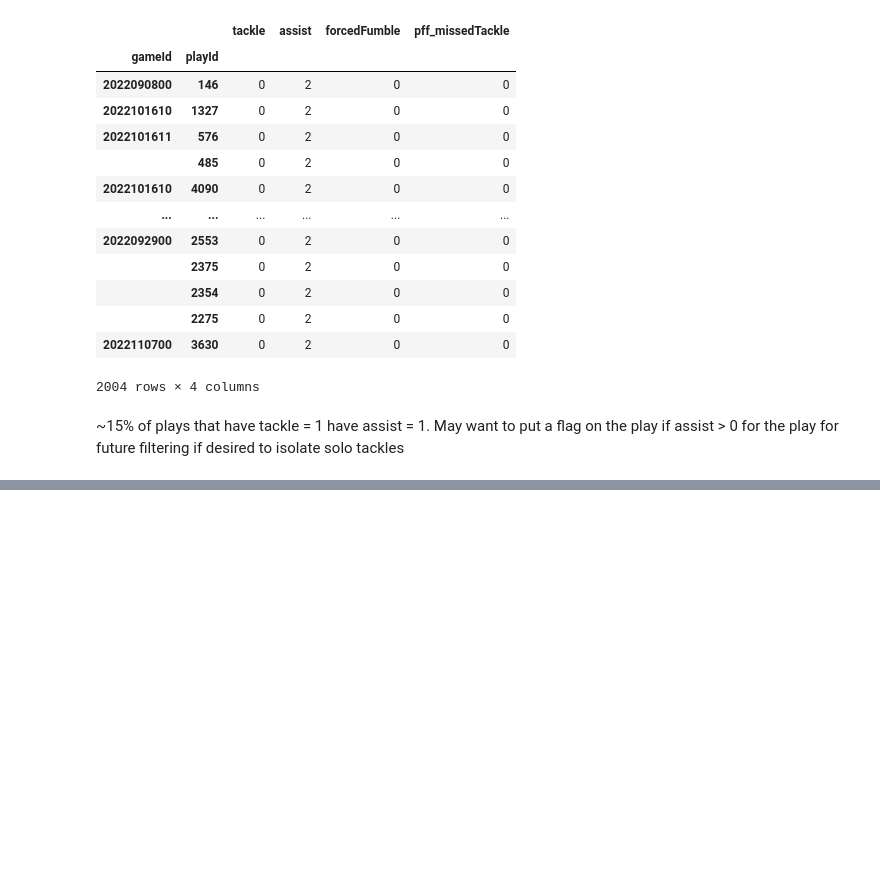
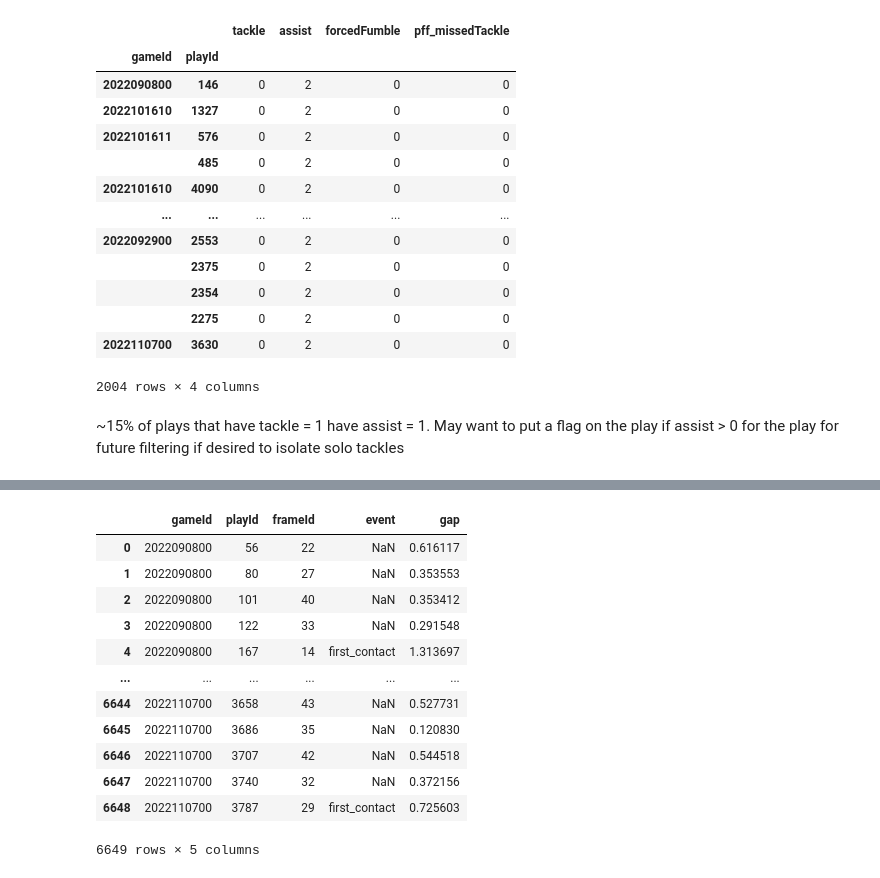
Before and after one commit to pschlais/kaggle_nfl_bdb_2024, a Jupyter notebook: exploration_tackle_events.ipynb, the cells around one changed output, grey strips where cells are left out. Cells and saved outputs as stored; diff of their text form; code cells hidden in the pictures; blank space fills up the shorter version.

```diff
--- a/exploration_tackle_events.ipynb
+++ b/exploration_tackle_events.ipynb
@@ -178,0 +444,16 @@ tackle_df.groupby(['gameId','playId']).sum().drop(columns='nflId').query('tackle
+# %%
+union_df
+# %% [output]
+|  | gameId | playId | frameId | event | gap |
+| 0 | 2022090800 | 56 | 22 | NaN | 0.616117 |
+| 1 | 2022090800 | 80 | 27 | NaN | 0.353553 |
+| 2 | 2022090800 | 101 | 40 | NaN | 0.353412 |
+| 3 | 2022090800 | 122 | 33 | NaN | 0.291548 |
+| 4 | 2022090800 | 167 | 14 | first_contact | 1.313697 |
+| ... | ... | ... | ... | ... | ... |
+| 6644 | 2022110700 | 3658 | 43 | NaN | 0.527731 |
+| 6645 | 2022110700 | 3686 | 35 | NaN | 0.120830 |
+| 6646 | 2022110700 | 3707 | 42 | NaN | 0.544518 |
+| 6647 | 2022110700 | 3740 | 32 | NaN | 0.372156 |
+| 6648 | 2022110700 | 3787 | 29 | first_contact | 0.725603 |
+6649 rows × 5 columns
```
Also changed, not shown: parts of 29 cells of this notebook.
